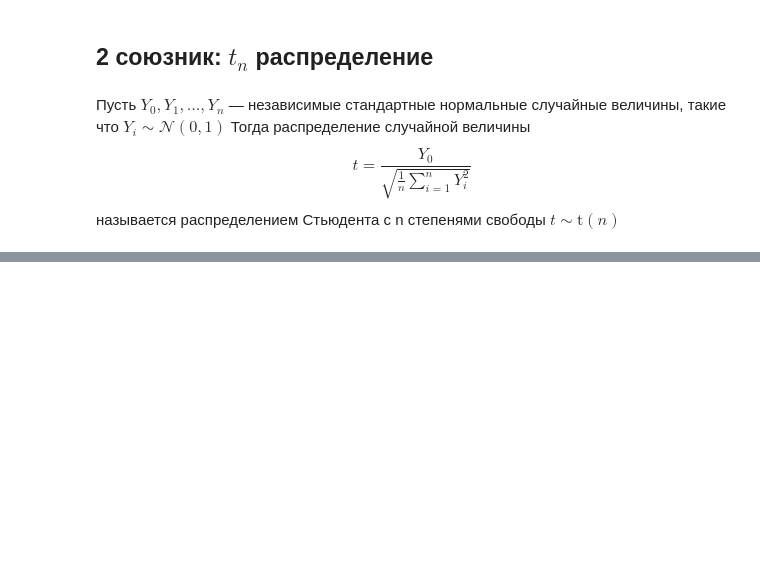
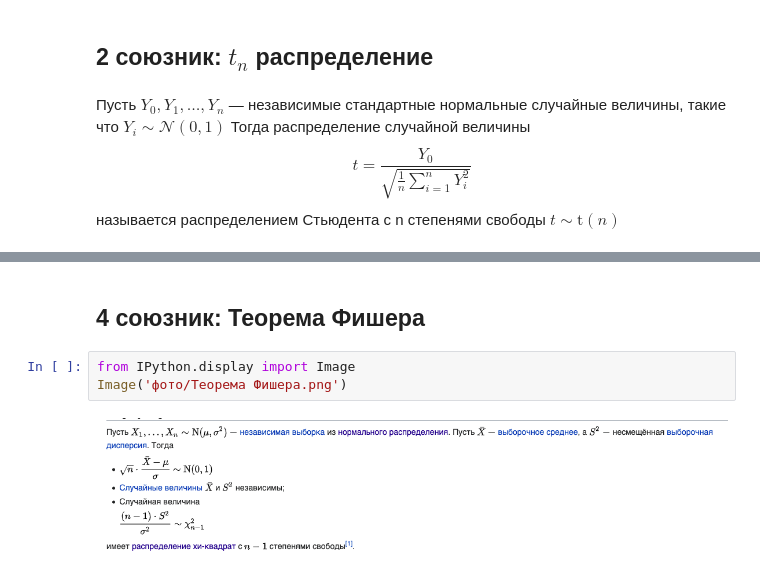
Before and after one commit to iboiarkin96/education_courses, a Jupyter notebook: Машинное обучение от статистики до нейросетей[ВШЭ]/Неделя 3/Конспект.ipynb, the cells around one changed output, grey strips where cells are left out. Cells and saved outputs as stored; diff of their text form; blank space fills up the shorter version.

```diff
--- a/Машинное обучение от статистики до нейросетей[ВШЭ]/Неделя 3/Конспект.ipynb
+++ b/Машинное обучение от статистики до нейросетей[ВШЭ]/Неделя 3/Конспект.ipynb
@@ -149,0 +186,7 @@ plot_t_distribution(df = 30, size=1000)
+# %% [markdown]
+## 4 союзник: Теорема Фишера
+# %%
+from IPython.display import Image
+Image('фото/Теорема Фишера.png')
+# %% [output]
+[figure, added]
```
Also changed, not shown: parts of 47 cells of this notebook, 14 other files.
